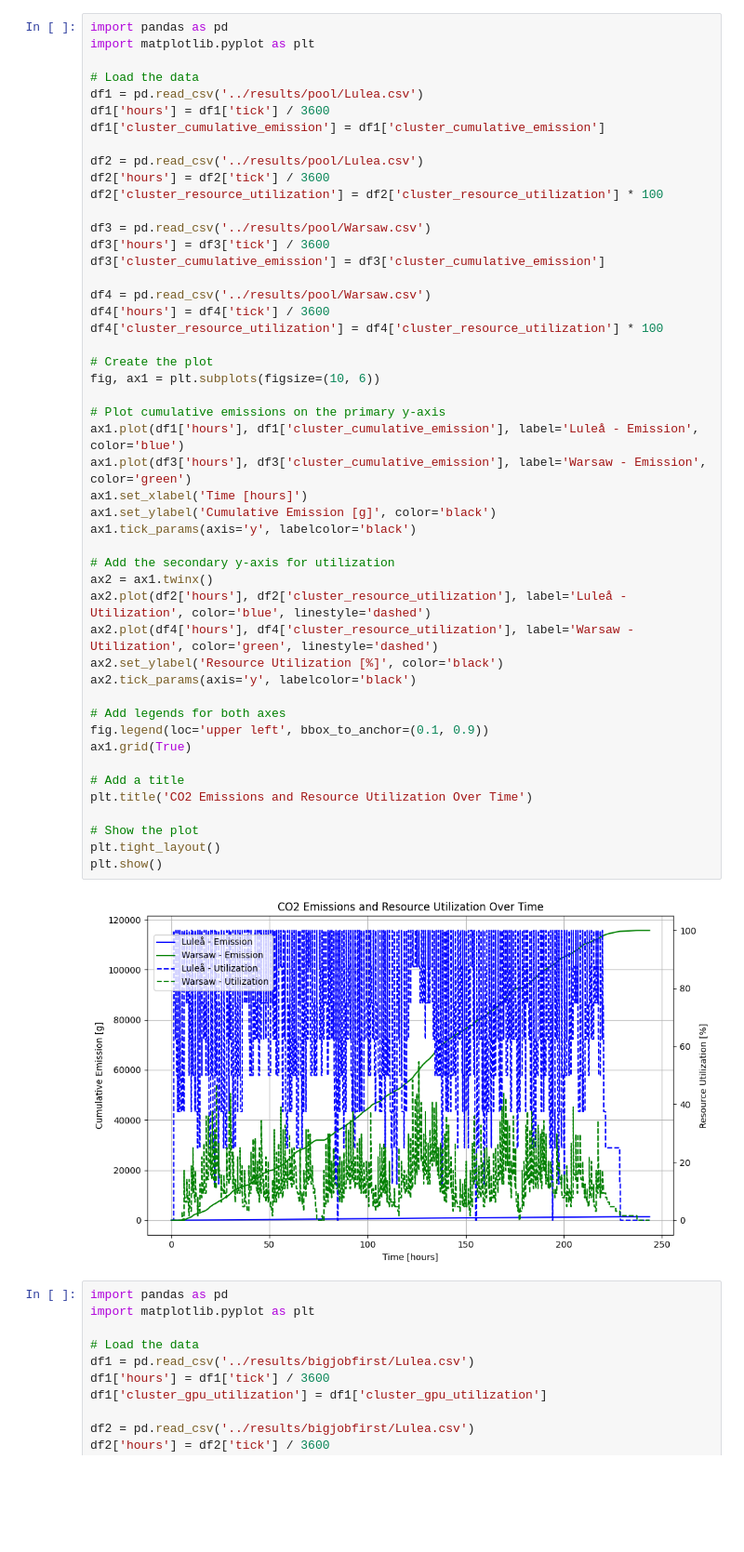
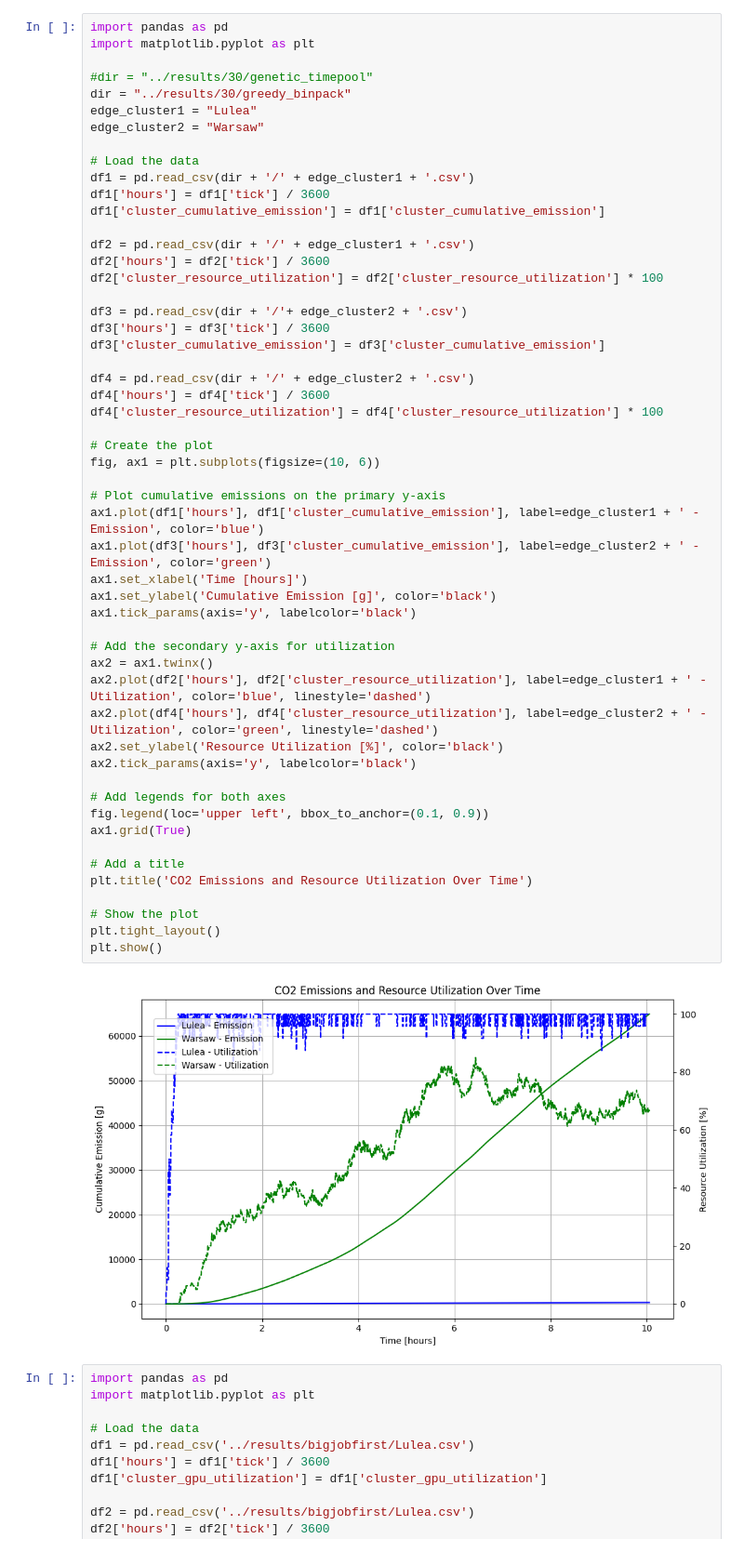
Before and after one commit to johankristianss/carbonsim, a Jupyter notebook: notebooks/EdgeClusterStatsP.ipynb, the cells around one changed output. Shown at 93% size. Cells and saved outputs as stored; diff of their text form; blank space fills up the shorter version.

```diff
--- a/notebooks/EdgeClusterStatsPool.ipynb
+++ b/notebooks/EdgeClusterStatsP.ipynb
@@ -2,52 +2,57 @@
 import pandas as pd
 import matplotlib.pyplot as plt
 
+#dir = "../results/30/genetic_timepool"
+dir = "../results/30/greedy_binpack"
+edge_cluster1 = "Lulea"
+edge_cluster2 = "Warsaw"
+
 # Load the data
-df1 = pd.read_csv('../results/pool/Lulea.csv')
+df1 = pd.read_csv(dir + '/' + edge_cluster1 + '.csv')
 df1['hours'] = df1['tick'] / 3600
 df1['cluster_cumulative_emission'] = df1['cluster_cumulative_emission']
 
-df2 = pd.read_csv('../results/pool/Lulea.csv')
+df2 = pd.read_csv(dir + '/' + edge_cluster1 + '.csv')
 df2['hours'] = df2['tick'] / 3600
 df2['cluster_resource_utilization'] = df2['cluster_resource_utilization'] * 100
 
-df3 = pd.read_csv('../results/pool/Warsaw.csv')
+df3 = pd.read_csv(dir + '/'+ edge_cluster2 + '.csv')
 df3['hours'] = df3['tick'] / 3600
 df3['cluster_cumulative_emission'] = df3['cluster_cumulative_emission']
 
-df4 = pd.read_csv('../results/pool/Warsaw.csv')
+df4 = pd.read_csv(dir + '/' + edge_cluster2 + '.csv')
 df4['hours'] = df4['tick'] / 3600
 df4['cluster_resource_utilization'] = df4['cluster_resource_utilization'] * 100
 
 # Create the plot
 fig, ax1 = plt.subplots(figsize=(10, 6))
 
 # Plot cumulative emissions on the primary y-axis
-ax1.plot(df1['hours'], df1['cluster_cumulative_emission'], label='Luleå - Emission', color='blue')
-ax1.plot(df3['hours'], df3['cluster_cumulative_emission'], label='Warsaw - Emission', color='green')
+ax1.plot(df1['hours'], df1['cluster_cumulative_emission'], label=edge_cluster1 + ' - Emission', color='blue')
+ax1.plot(df3['hours'], df3['cluster_cumulative_emission'], label=edge_cluster2 + ' - Emission', color='green')
 ax1.set_xlabel('Time [hours]')
 ax1.set_ylabel('Cumulative Emission [g]', color='black')
 ax1.tick_params(axis='y', labelcolor='black')
 
 # Add the secondary y-axis for utilization
 ax2 = ax1.twinx()
-ax2.plot(df2['hours'], df2['cluster_resource_utilization'], label='Luleå - Utilization', color='blue', linestyle='dashed')
-ax2.plot(df4['hours'], df4['cluster_resource_utilization'], label='Warsaw - Utilization', color='green', linestyle='dashed')
+ax2.plot(df2['hours'], df2['cluster_resource_utilization'], label=edge_cluster1 + ' - Utilization', color='blue', linestyle='dashed')
+ax2.plot(df4['hours'], df4['cluster_resource_utilization'], label=edge_cluster2 + ' - Utilization', color='green', linestyle='dashed')
 ax2.set_ylabel('Resource Utilization [%]', color='black')
 ax2.tick_params(axis='y', labelcolor='black')
 
 # Add legends for both axes
 fig.legend(loc='upper left', bbox_to_anchor=(0.1, 0.9))
 ax1.grid(True)
 
 # Add a title
 plt.title('CO2 Emissions and Resource Utilization Over Time')
 
 # Show the plot
 plt.tight_layout()
 plt.show()
 # %% [output]
-[figure, old version]
+[figure, new version]
 # %%
 import pandas as pd
 import matplotlib.pyplot as plt
```
Also changed, not shown: 33 other files.
